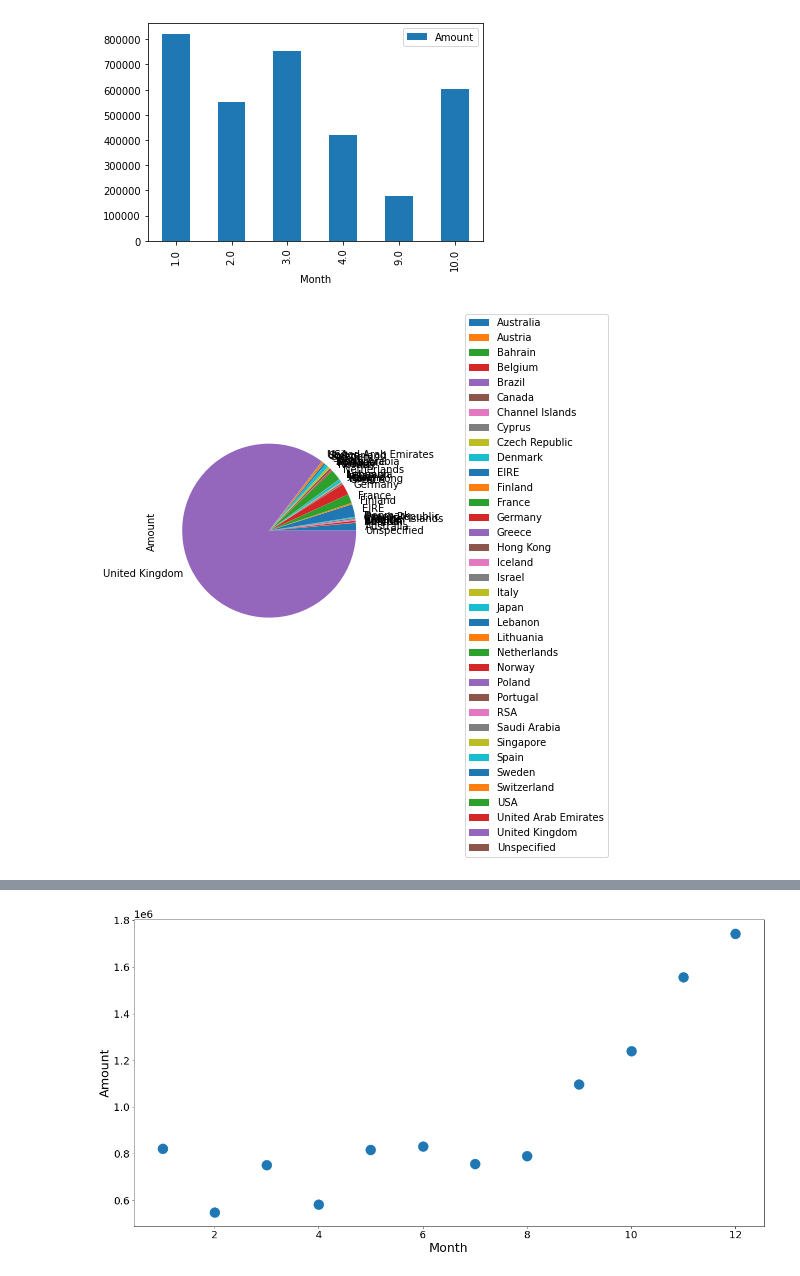
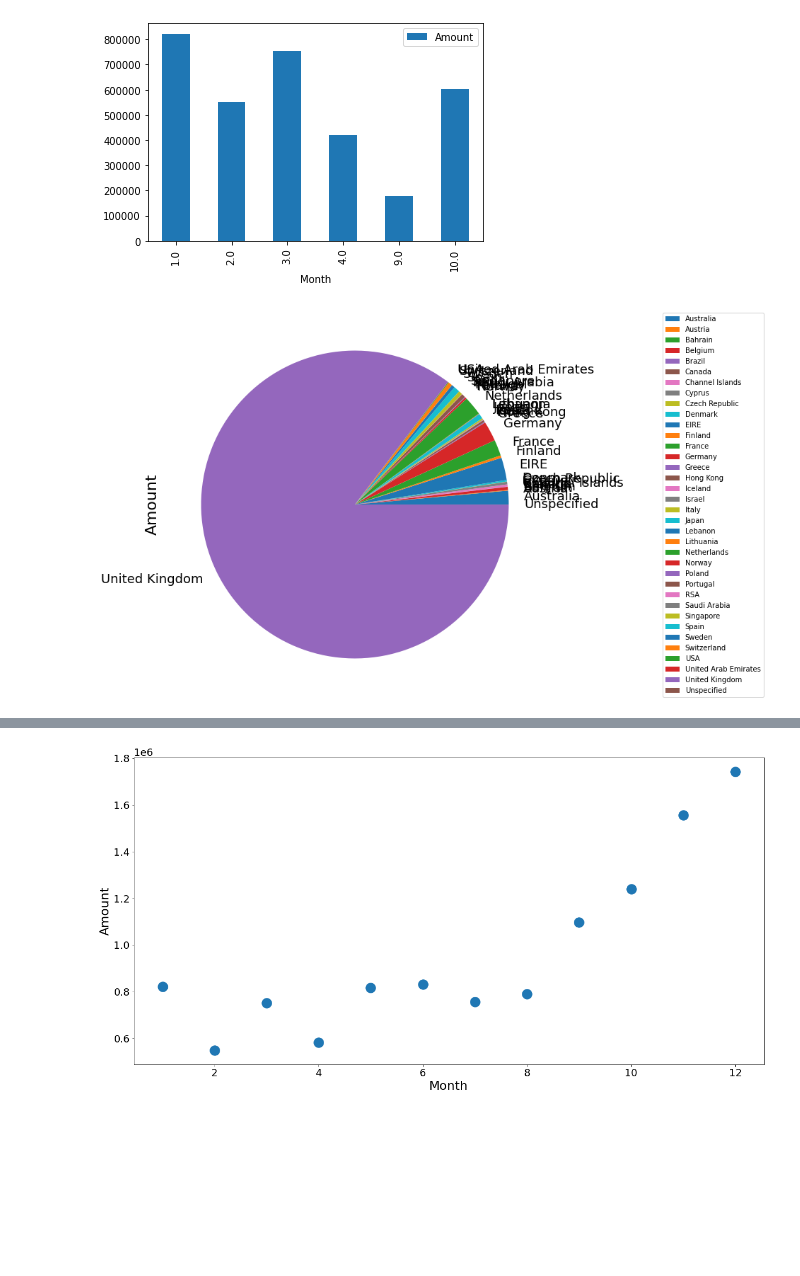
Before and after one commit to marcusmayo/Data-Visualizations, a Jupyter notebook: Data_Visualizations3.ipynb, the cells around one changed output, grey strips where cells are left out. Drawn from its saved outputs; the diff is of its cells as text; code cells hidden in the pictures; blank space fills up the shorter version.

```diff
--- a/Data_Visualizations3.ipynb
+++ b/Data_Visualizations3.ipynb
@@ -42,17 +42,17 @@ plt.show()
 # %%
 #This program is to create a pie chart by country using the data frame above
 import matplotlib.pyplot as plt
 
 #The original data fram was grouped by country and pltted against the amount as a pie chart
 df.groupby('Country').sum().plot(y='Amount', kind='pie')
 
 #I moved the pie chart legend so it would not overlap the pie chart
-plt.legend(loc=(1.4,-1))
+plt.legend(loc=(1.3,0))
 
 #Print the pie chart
 plt.show()
 # %% [output]
-[figure, old version]
+[figure, new version]
 # %%
 #I did not like the pie chart visulaization so I changed it to a horizontal bar chart
 import matplotlib.pyplot as plt
```
Also changed, not shown: parts of 1 cell of this notebook.
